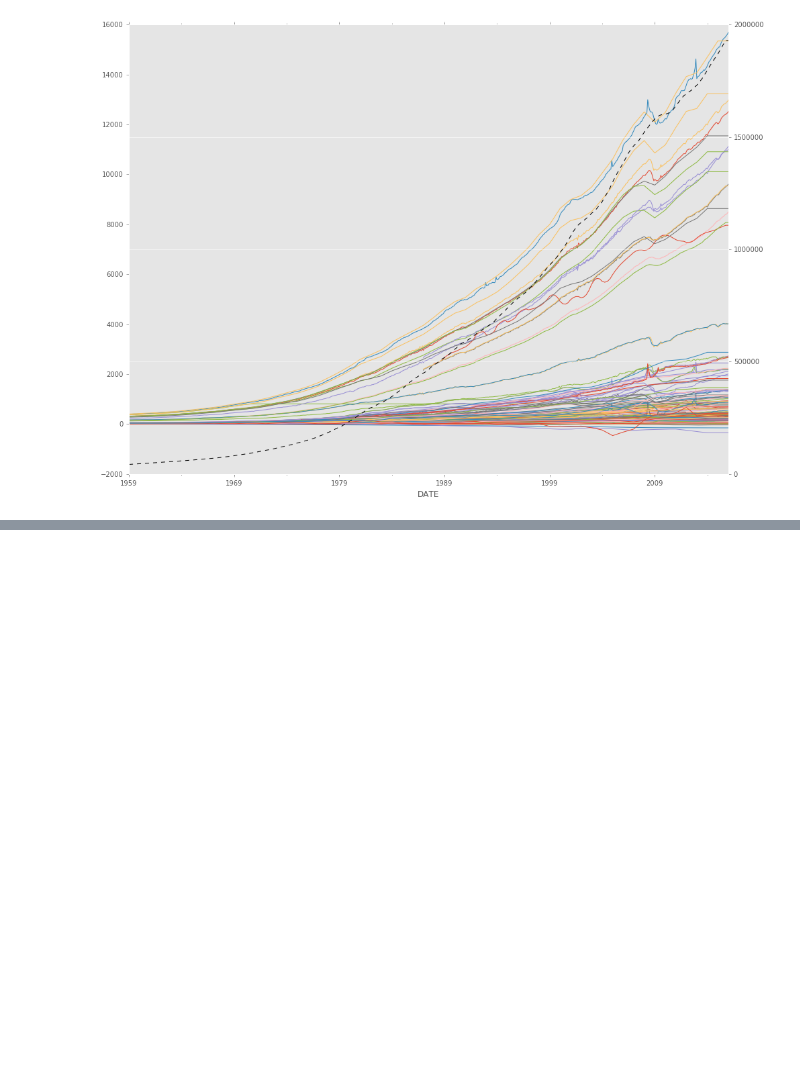
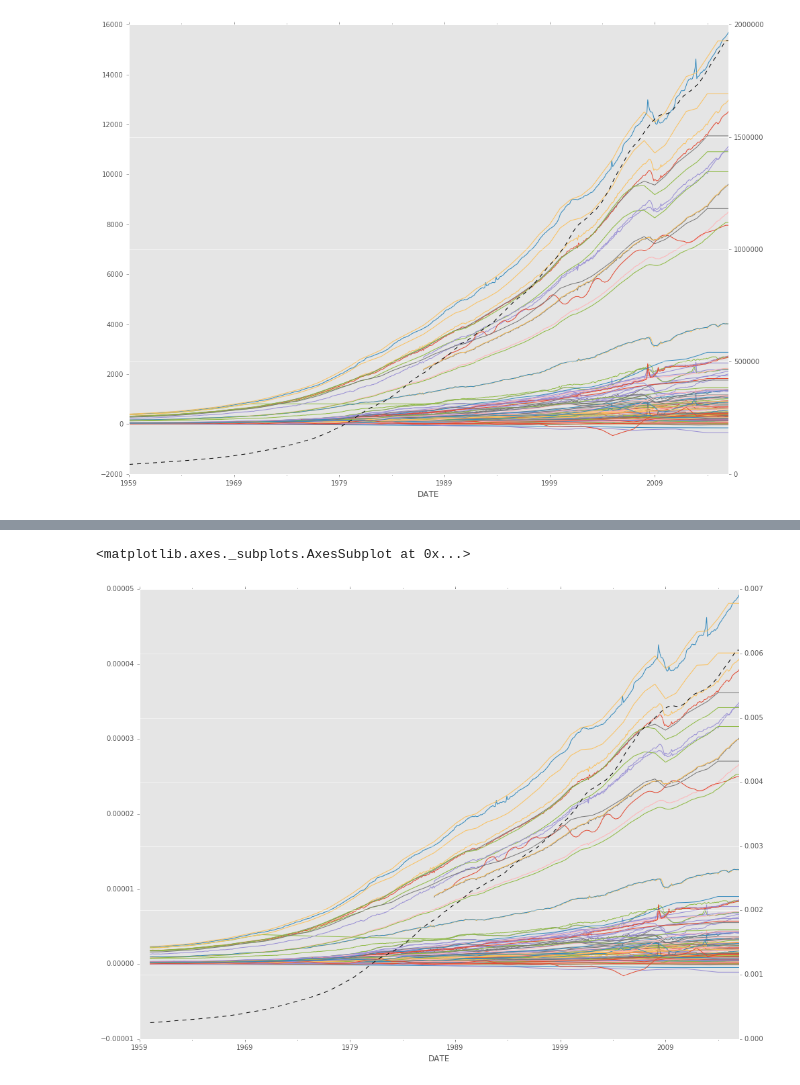
Before and after one commit to selfabrisham/aemshousing, a Jupyter notebook: notebooks/Get personal income and expense data from FRED data.ipynb, the cells around one changed output, grey strips where cells are left out. Drawn from its saved outputs; the diff is of its cells as text; code cells hidden in the pictures; blank space fills up the shorter version.

```diff
--- a/notebooks/Get personal income and expense data from FRED data.ipynb
+++ b/notebooks/Get personal income and expense data from FRED data.ipynb
@@ -106,3 +110,6 @@ personal_data = personal_data.interpolate(method='time')
+# %%
+# Calculate the average data per person by dividing each category per person
+average_data = personal_data.divide(uspop_data.values, axis='index')
 # %%
 # Plot to check proper import
 plotdata = personal_data.copy()
@@ -127,0 +135,17 @@ uspop_data.plot()
+# %%
+# Plot to check proper import
+plotdata = average_data.copy()
+largevalues = (
+    'Personal Consumption Expenditures by Type of Product',
+    'Services',
+    'Household Consumption Expenditures',
+    'Housing'
+)
+housing = plotdata[largevalues]
+del plotdata[largevalues]
+
+plotdata.plot(legend=False)
+housing.plot(legend=False, style='k--', secondary_y=True)
+# %% [output]
+<matplotlib.axes._subplots.AxesSubplot at 0x...>
+[figure, added]
```
Also changed, not shown: parts of 3 cells of this notebook.
